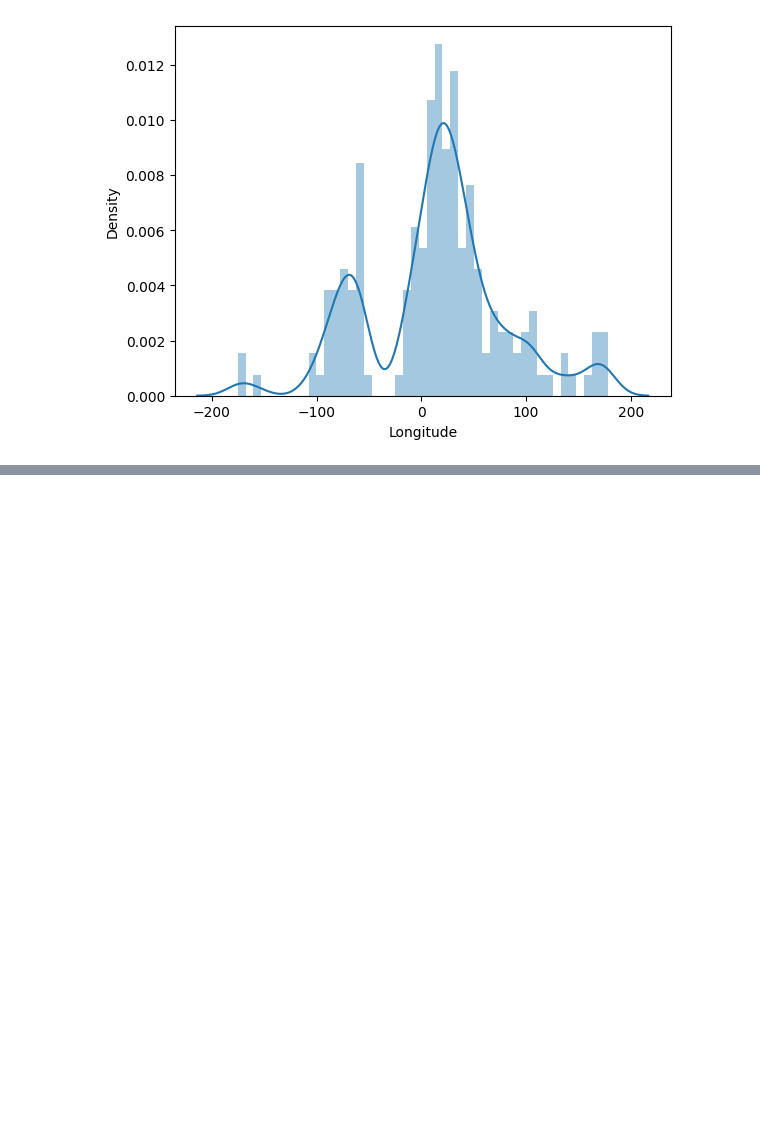
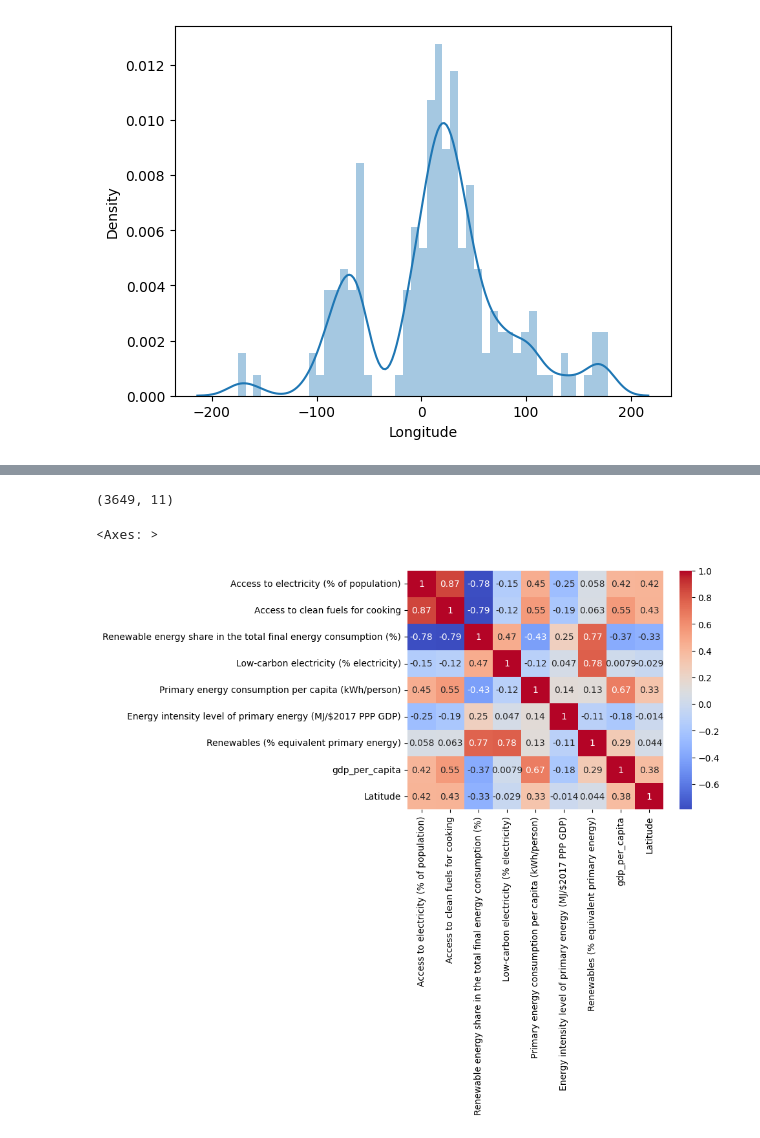
Before and after one commit to chad9012/DataPreprossing3SemProject, a Jupyter notebook: main.ipynb, the cells around one changed output, grey strips where cells are left out. Saved outputs shown, nothing was run; the diff lists cells and outputs as text; code cells hidden in the pictures; blank space fills up the shorter version.

```diff
--- a/main.ipynb
+++ b/main.ipynb
@@ -368,0 +381,8 @@ https://gist.github.com/mwaskom/de44147ed2974457ad6372750bbe5751
+# %%
+df.drop("Renewable-electricity-generating-capacity-per-capita",axis=1,inplace=True)
+# %%
+df.drop("Electricity from fossil fuels (TWh)",axis=1,inplace=True)
+# %%
+df.drop("Electricity from nuclear (TWh)",axis=1,inplace=True)
+# %%
+df.drop("Value_co2_emissions_kt_by_country",axis=1,inplace=True)
@@ -368,0 +405,9 @@ https://gist.github.com/mwaskom/de44147ed2974457ad6372750bbe5751
+# %%
+df.shape
+# %% [output]
+(3649, 11)
+# %%
+sns.heatmap(df.corr(),annot=True,cmap='coolwarm')
+# %% [output]
+<Axes: >
+[figure, added]
```
Also changed, not shown: parts of 11 cells of this notebook.
